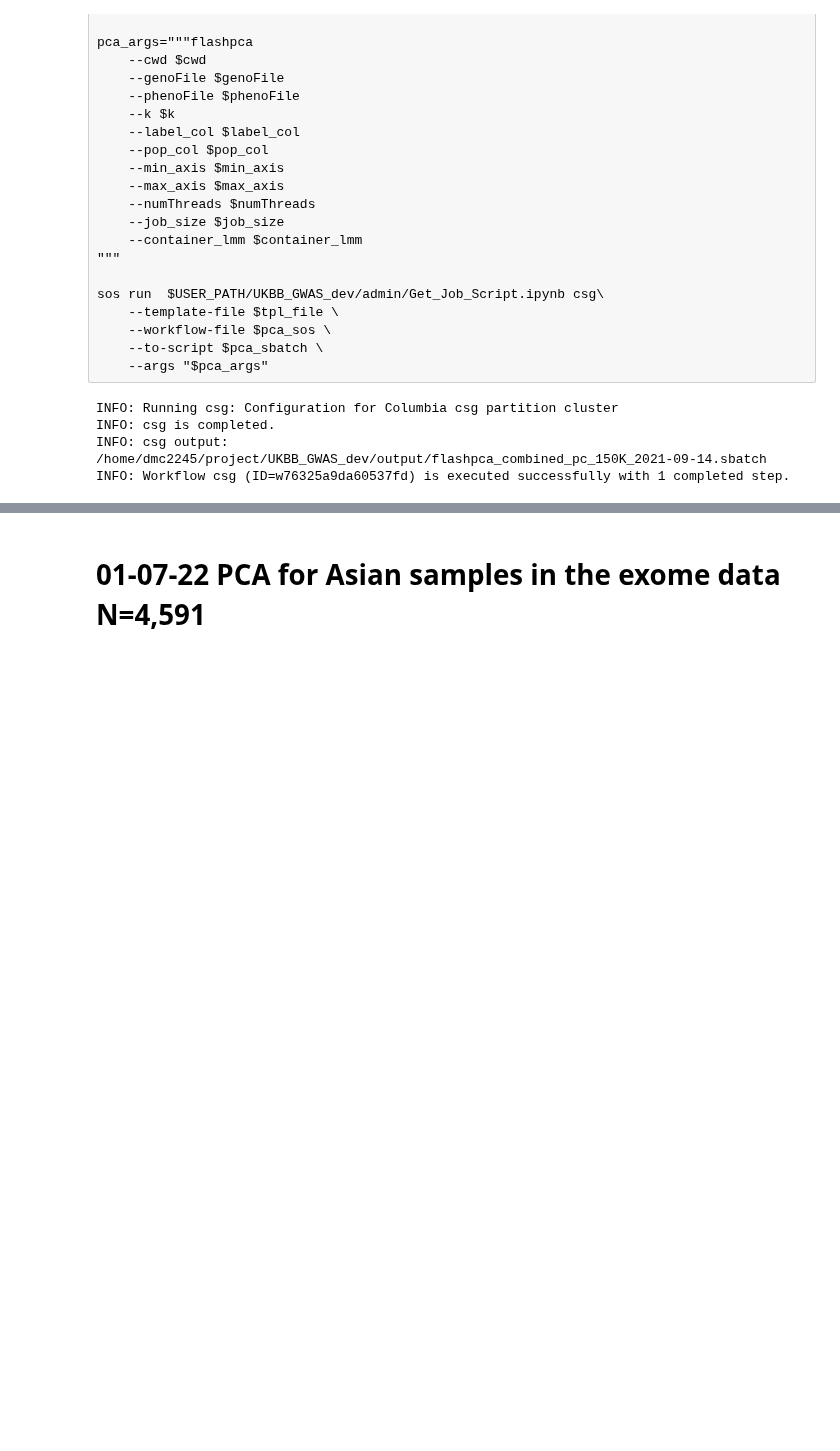
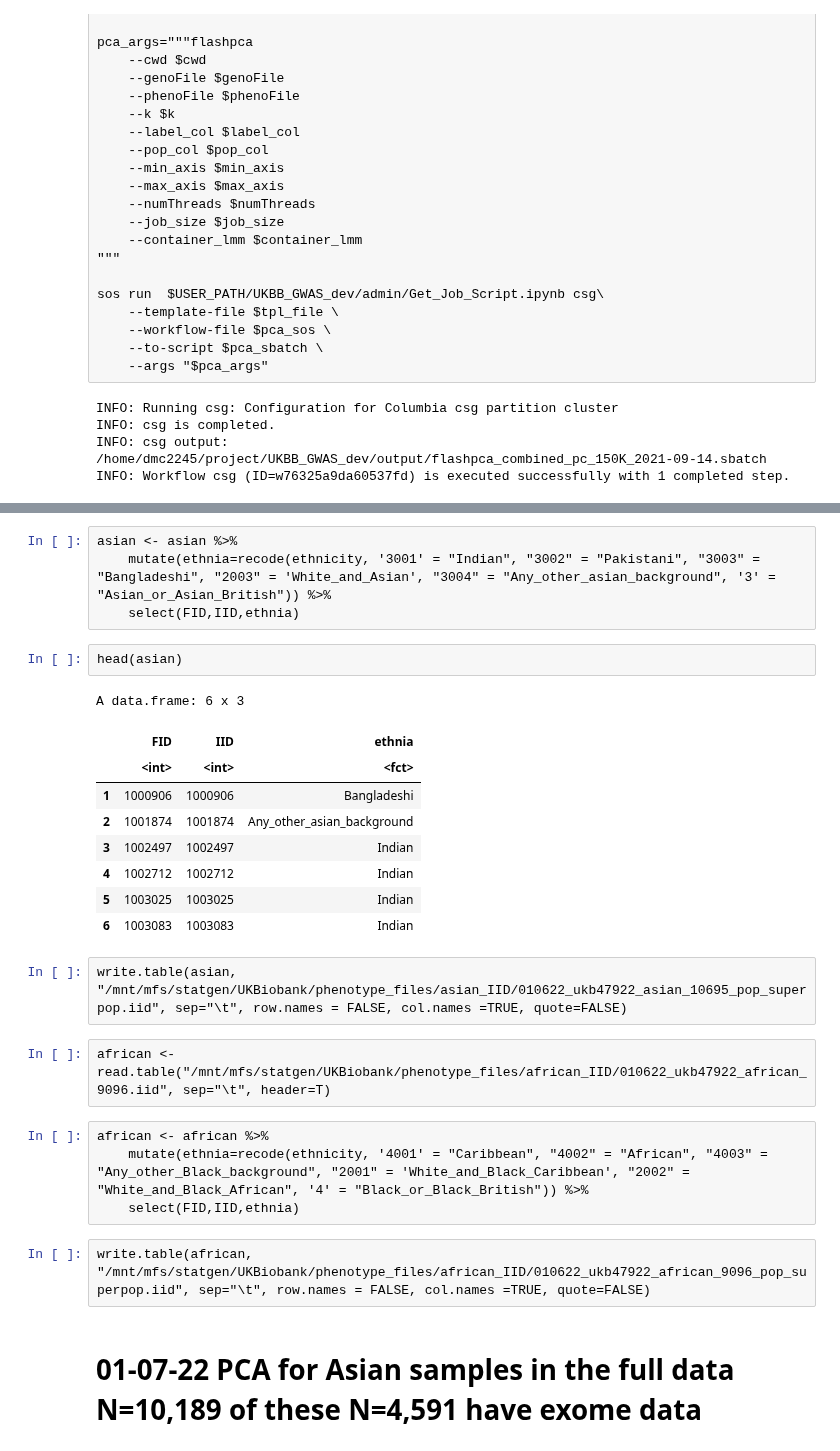
Before and after one commit to statgenetics/UKBB_GWAS_dev, a Jupyter notebook: analysis/cluster_scripts/PCA_scripts.ipynb, the cells around one changed output, grey strips where cells are left out. Saved outputs shown, nothing was run; the diff lists cells and outputs as text; blank space fills up the shorter version.

```diff
--- a/analysis/cluster_scripts/PCA_scripts.ipynb
+++ b/analysis/cluster_scripts/PCA_scripts.ipynb
@@ -3759,2 +3777,28 @@ INFO: Workflow csg (ID=w76325a9da60537fd) is executed successfully with 1 comple
+# %%
+asian <- asian %>%
+    mutate(ethnia=recode(ethnicity, '3001' = "Indian", "3002" = "Pakistani", "3003" = "Bangladeshi", "2003" = 'White_and_Asian', "3004" = "Any_other_asian_background", '3' = "Asian_or_Asian_British")) %>%
+    select(FID,IID,ethnia)
+# %%
+head(asian)
+# %% [output]
+A data.frame: 6 x 3
+|  | FID | IID | ethnia |
+|  | <int> | <int> | <fct> |
+| 1 | 1000906 | 1000906 | Bangladeshi |
+| 2 | 1001874 | 1001874 | Any_other_asian_background |
+| 3 | 1002497 | 1002497 | Indian |
+| 4 | 1002712 | 1002712 | Indian |
+| 5 | 1003025 | 1003025 | Indian |
+| 6 | 1003083 | 1003083 | Indian |
+# %%
+write.table(asian, "/mnt/mfs/statgen/UKBiobank/phenotype_files/asian_IID/010622_ukb47922_asian_10695_pop_superpop.iid", sep="\t", row.names = FALSE, col.names =TRUE, quote=FALSE)
+# %%
+african <-  read.table("/mnt/mfs/statgen/UKBiobank/phenotype_files/african_IID/010622_ukb47922_african_9096.iid", sep="\t", header=T)
+# %%
+african <- african %>%
+    mutate(ethnia=recode(ethnicity, '4001' = "Caribbean", "4002" = "African", "4003" = "Any_other_Black_background", "2001" = 'White_and_Black_Caribbean', "2002" = "White_and_Black_African", '4' = "Black_or_Black_British")) %>%
+    select(FID,IID,ethnia)
+# %%
+write.table(african, "/mnt/mfs/statgen/UKBiobank/phenotype_files/african_IID/010622_ukb47922_african_9096_pop_superpop.iid", sep="\t", row.names = FALSE, col.names =TRUE, quote=FALSE)
 # %% [markdown]
-# 01-07-22 PCA for Asian samples in the exome data N=4,591
+# 01-07-22 PCA for Asian samples in the full data N=10,189 of these N=4,591 have exome data
```
Also changed, not shown: parts of 30 cells of this notebook.
